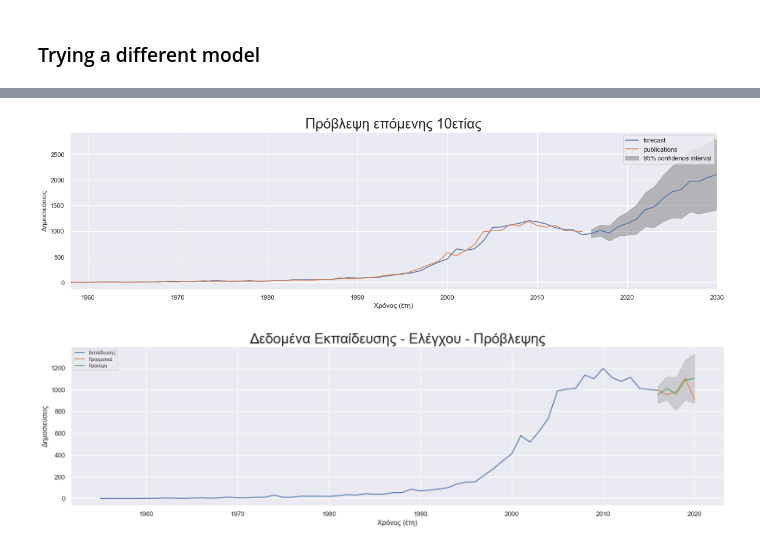
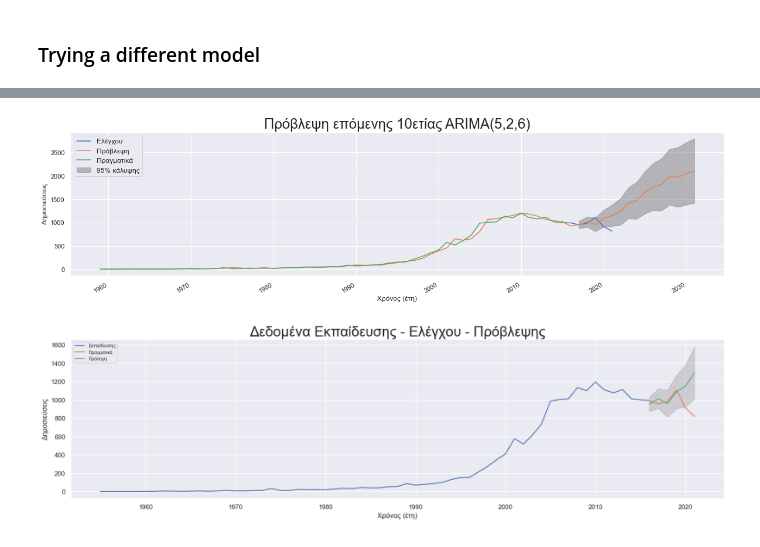
Before and after one commit to SteveLabrinos/msc-dbpl-time-series, a Jupyter notebook: dblp_study_case.ipynb, the cells around one changed output, grey strips where cells are left out. Cells and saved outputs as stored; diff of their text form; code cells hidden in the pictures.

```diff
--- a/dblp_study_case.ipynb
+++ b/dblp_study_case.ipynb
@@ -60,7 +60,7 @@ dtype: int64
 # %%
 end_date = "2015-12-31"
 test_start_date = "2016-12-31"
-test_end_date = "2019-12-31"
+test_end_date = "2020-12-31"
 df = df_comp.loc[:end_date]
 df_test = df_comp.loc[end_date:test_end_date]
 # %%
@@ -364,15 +367,15 @@ Roots
 # %%
 df["res_ar_5_int_2_ma_6"] = results_ar_5_int_2_ma_6.resid
 # %%
-_, ax = plt.subplots(figsize=(20, 5))
-_ = results_ar_5_int_2_ma_6.plot_predict("1958", "2030", dynamic=False, ax=ax)
-plt.legend(["Πρόβλεψη", "Πραγματικά", "95% κάλυψης"], loc="best")
+pp, ax = plt.subplots(figsize=(20, 5))
+plt.plot(df_test.publications, label="test")
+pp = results_ar_5_int_2_ma_6.plot_predict("1958", "2030", dynamic=False, ax=ax)
+plt.legend(["Ελέγχου", "Πρόβλεψη", "Πραγματικά", "95% κάλυψης"], loc="upper left", fontsize=12)
 plt.xlabel("Χρόνος (έτη)")
 plt.ylabel("Δημοσιεύσεις")
-plt.title("Πρόβλεψη επόμενης 10ετίας", size=24)
-plt.legend(loc="best")
+plt.title("Πρόβλεψη επόμενης 10ετίας ARIMA(5,2,6)", size=24)
 plt.show()
 # %% [output]
-[figure, old version]
+[figure, new version]
 # %%
 # Forecast
@@ -390,13 +393,13 @@ plt.plot(df_test.publications, label='Πραγματικά')
 plt.plot(fc_series, label='Πρόβλεψη')
 plt.fill_between(lower_series.index, lower_series, upper_series,
                  color='k', alpha=.15)
-plt.title('Δεδομένα Εκπαίδευσης - Ελέγχου - Πρόβλεψης', size=24)
+plt.title('Δεδομένα Εκπαίδευσης - Ελέγχου - Πρόβλεψης ARIMA(5,2,6)', size=24)
 plt.legend(["Εκπαίδευσης", "Πραγματικά", "Πρόλεψη"], loc='upper left', fontsize=8)
 plt.xlabel("Χρόνος (έτη)")
 plt.ylabel("Δημοσιεύσεις")
 plt.show()
 # %% [output]
-[figure, old version]
+[figure, new version]
 # %%
 res = forecast_accuracy(fc, df_test.publications)
 p = [(lambda k, v: print(f"{k}:\t{v:.3f}"))(k, v) for k, v in res.items()]
```
Also changed, not shown: parts of 11 cells of this notebook.
